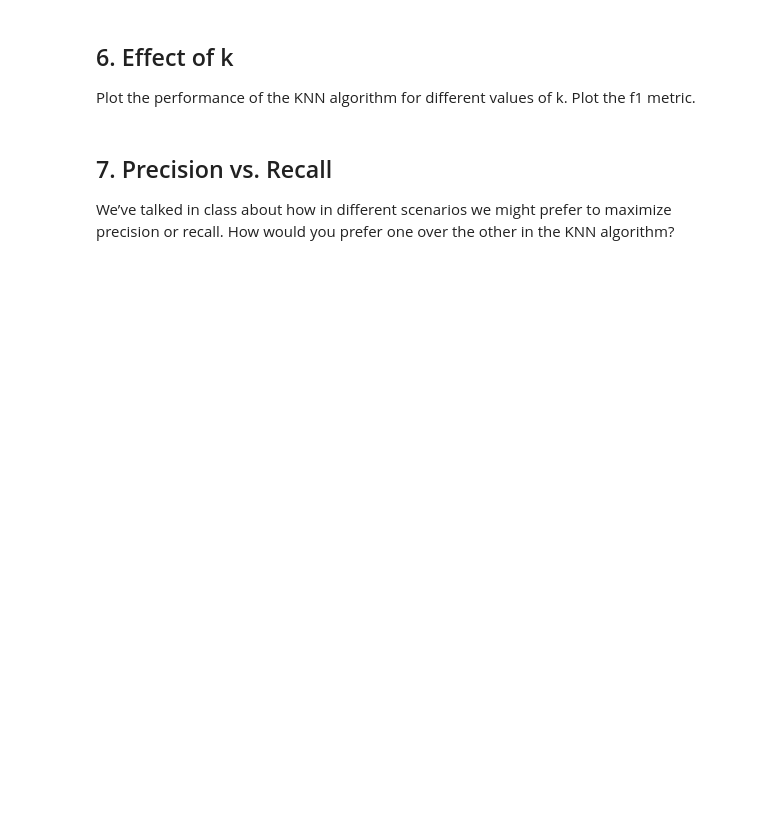
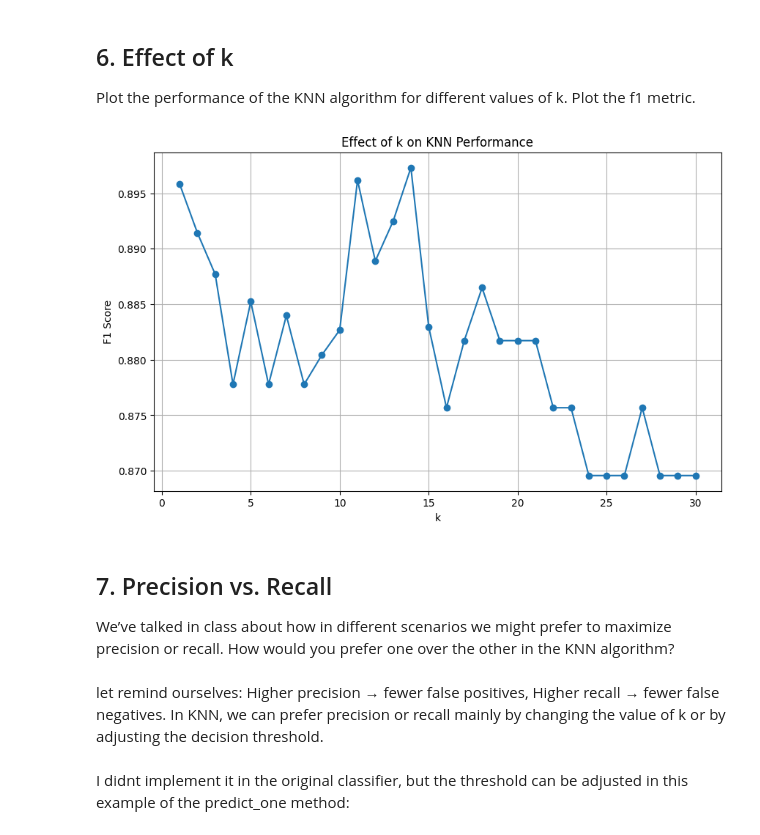
Before and after one commit to jonako123/intro-to-data-science-HW3, a Jupyter notebook: KNN_homework.ipynb, the cells around one changed output. Drawn from its saved outputs; the diff is of its cells as text; code cells hidden in the pictures; blank space fills up the shorter version.

```diff
--- a/KNN_homework.ipynb
+++ b/KNN_homework.ipynb
@@ -34,6 +332,51 @@ These links provide additional information on the learning curve:
 # %% [markdown]
 ## 6. Effect of k
 Plot the performance of the KNN algorithm for different values of k. Plot the f1 metric.
+# %%
+k_values = range(1, 31)
+f1_scores = []
+
+# Dataset
+X, y = make_classification(
+    n_samples=1000,
+    n_features=4,
+    n_informative=2,
+    n_redundant=0,
+    random_state=42
+)
+
+X_train, X_test, y_train, y_test = train_test_split(
+    X, y, test_size=0.2, random_state=42
+)
+
+
+for k in k_values:
+    knn = KNNClassifier(n_neighbors=k)
+    knn.fit(X_train, y_train)
+
+    predictions = knn.predict(X_test)
+
+    score = f1_score(y_test, predictions)
+    f1_scores.append(score)
+
+
+plt.figure(figsize=(10, 6))
+plt.plot(k_values, f1_scores, marker='o')
+
+plt.xlabel("k")
+plt.ylabel("F1 Score")
+plt.title("Effect of k on KNN Performance")
+plt.grid(True)
+plt.show()
+# %% [output]
+[figure, added]
 # %% [markdown]
 ## 7. Precision vs. Recall
 We’ve talked in class about how in different scenarios we might prefer to maximize precision or recall. How would you prefer one over the other in the KNN algorithm?
+# %% [markdown]
+let remind ourselves:
+Higher precision → fewer false positives,
+Higher recall → fewer false negatives.
+ In KNN, we can prefer precision or recall mainly by changing the value of k or by adjusting the decision threshold.
+# %% [markdown]
+I didnt implement it in the original classifier, but the threshold can be adjusted in this example of the predict_one method:
```
Also changed, not shown: parts of 6 cells of this notebook, 3 other files.
